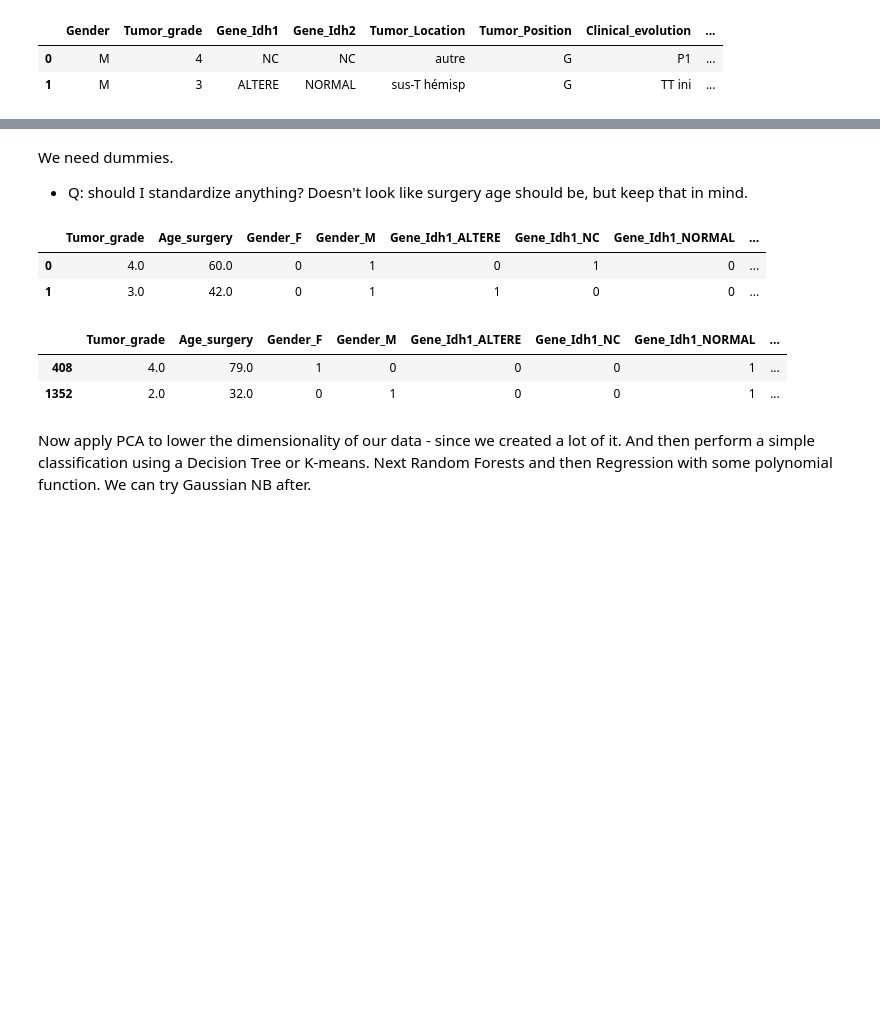
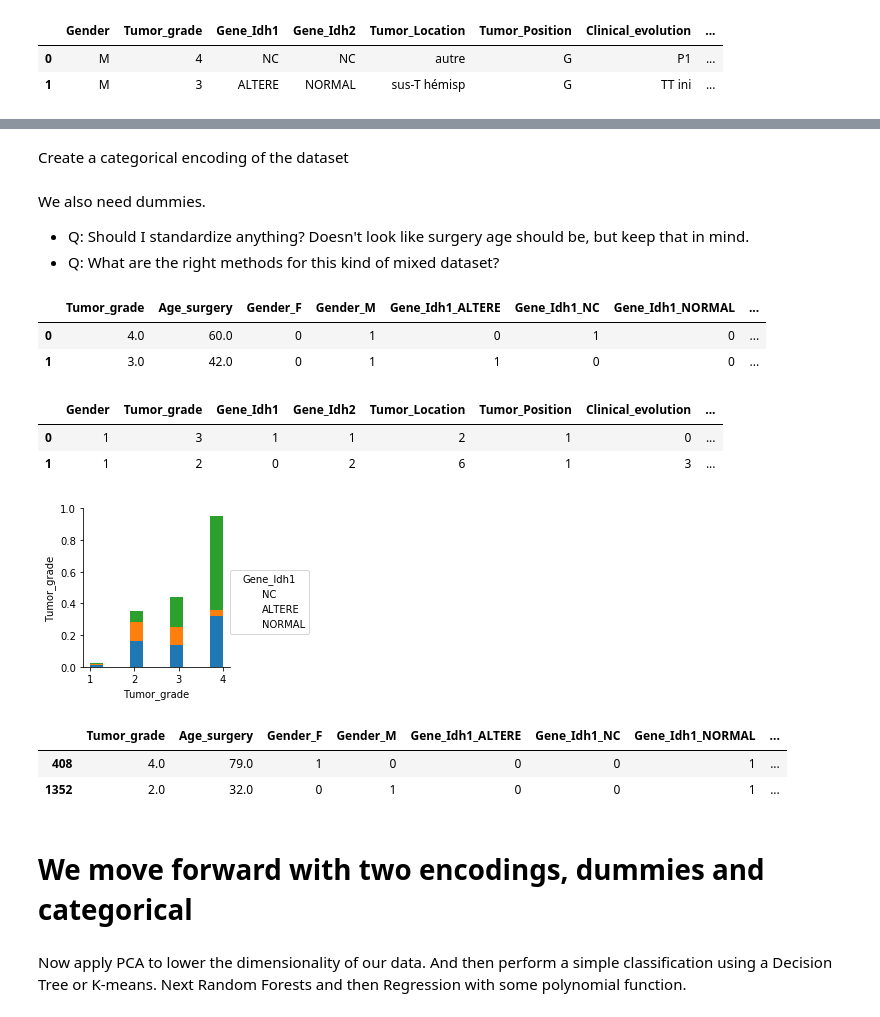
Before and after one commit to patricieni/ICM, a Jupyter notebook: Modelling.ipynb, the cells around one changed output, grey strips where cells are left out. Saved outputs shown, nothing was run; the diff lists cells and outputs as text; code cells hidden in the pictures; blank space fills up the shorter version.

```diff
--- a/Modelling.ipynb
+++ b/Modelling.ipynb
@@ -125,3 +161,5 @@ Number of values for attribute life_expectancy_bin: 12 -- ['10_plus_years' '10_y
+# %% [markdown]
+Create a categorical encoding of the dataset
 # %%
 le_dict = dict() # Initialise an empty dictionary to keep all LabelEncoders
 df_clean = df_1.copy(deep=True) # Make a copy of the DataFrame
@@ -131,6 +169,7 @@ for column in df_clean.drop(['Age_surgery', 'life_expectancy'], axis=1):
     df_clean[column] = le.transform(df_1[column]) # Transform data and save in credit_clean DataFrame
     le_dict[column] = le # Store the LabelEncdoer in dictionary
 # %% [markdown]
-We need dummies.
-- Q: should I standardize anything? Doesn't look like surgery age should be, but keep that in mind.
+We also need dummies.
+- Q: Should I standardize anything? Doesn't look like surgery age should be, but keep that in mind.
+- Q: What are the right methods for this kind of mixed dataset?
 # %%
@@ -142,4 +181,15 @@ df_clean_final.head(2)
 |  | Tumor_grade | Age_surgery | Gender_F | Gender_M | Gene_Idh1_ALTERE | Gene_Idh1_NC | Gene_Idh1_NORMAL | ... |
 | 0 | 4.0 | 60.0 | 0 | 1 | 0 | 1 | 0 | ... |
 | 1 | 3.0 | 42.0 | 0 | 1 | 1 | 0 | 0 | ... |
+# %%
+df_clean.head(2)
+#df_clean_dummies.head(2)
+# %% [output]
+|  | Gender | Tumor_grade | Gene_Idh1 | Gene_Idh2 | Tumor_Location | Tumor_Position | Clinical_evolution | ... |
+| 0 | 1 | 3 | 1 | 1 | 2 | 1 | 0 | ... |
+| 1 | 1 | 2 | 0 | 2 | 6 | 1 | 3 | ... |
+# %%
+g = sns.pairplot(data=df_1,vars=['Tumor_grade'],hue='Gene_Idh1',size=3)
+# %% [output]
+[figure, added]
 # %%
@@ -155,7 +205,9 @@ X_train.head(2)
 |  | Tumor_grade | Age_surgery | Gender_F | Gender_M | Gene_Idh1_ALTERE | Gene_Idh1_NC | Gene_Idh1_NORMAL | ... |
 | 408 | 4.0 | 79.0 | 1 | 0 | 0 | 0 | 1 | ... |
 | 1352 | 2.0 | 32.0 | 0 | 1 | 0 | 0 | 1 | ... |
+# %% [markdown]
+# We move forward with two encodings, dummies and categorical
 # %% [markdown]
-Now apply PCA to lower the dimensionality of our data - since we created a lot of it. And then perform a simple classification using a Decision Tree or K-means. Next Random Forests and then Regression with some polynomial function. We can try Gaussian NB after.
+Now apply PCA to lower the dimensionality of our data. And then perform a simple classification using a Decision Tree or K-means. Next Random Forests and then Regression with some polynomial function.
 # %%
 X_train.describe(include=[np.number])
```
Also changed, not shown: parts of 24 cells of this notebook, 19 other files.
